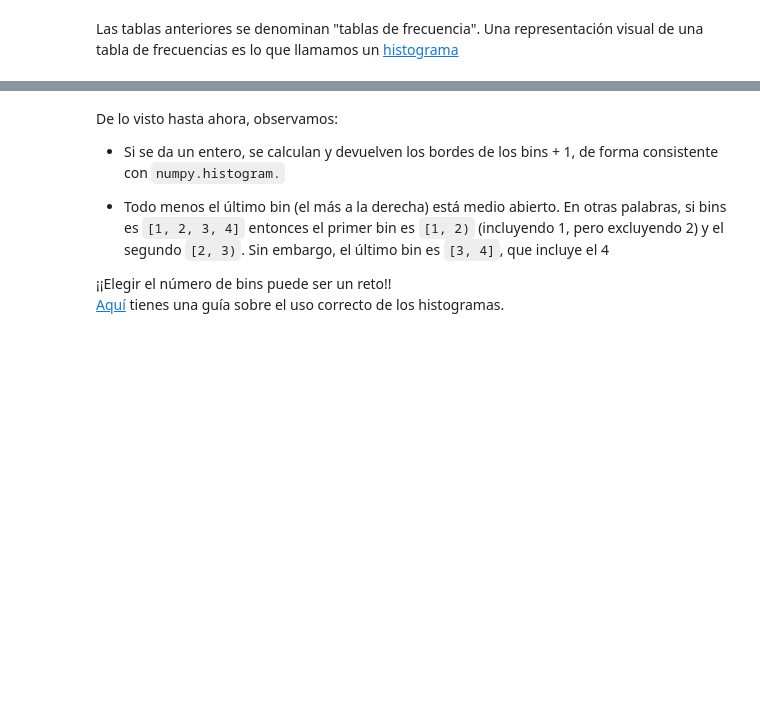
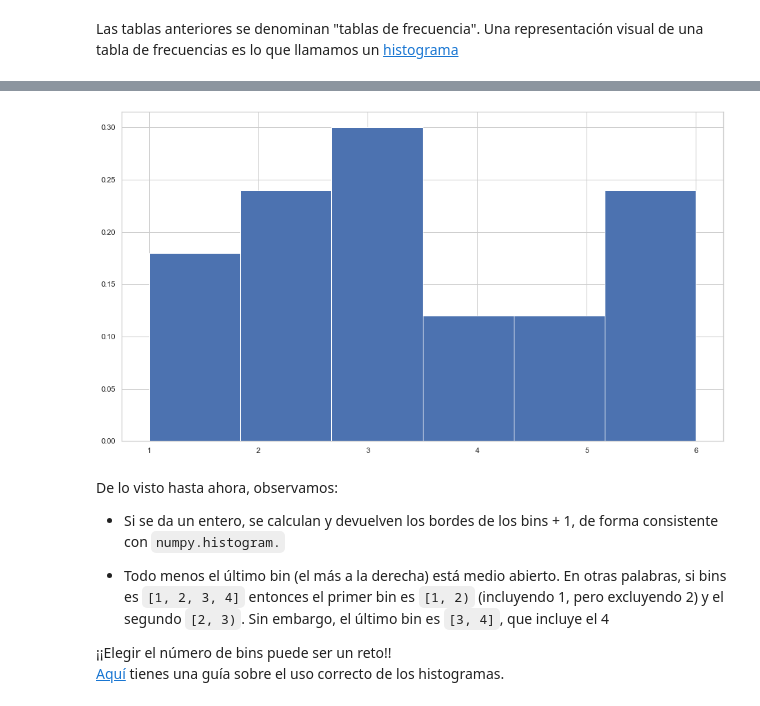
Before and after one commit to Ironhack-Data-Madrid-Octubre-2021/apuntes_clase, a Jupyter notebook: semana_05/02 - Intro estadística.ipynb, the cells around one changed output, grey strips where cells are left out. Cells and saved outputs as stored; diff of their text form; code cells hidden in the pictures; blank space fills up the shorter version.

```diff
--- a/semana_05/02 - Intro estadística.ipynb
+++ b/semana_05/02 - Intro estadística.ipynb
@@ -61,7 +122,10 @@ Las tablas anteriores se denominan "tablas de frecuencia". Una representación v
 # %%
 # La diferencia con density es que me pinta la distribución de la probabilidad poniendo density
-# Elegir el número de bins es engañoso
+plt.hist(exp, bins="auto", density=True)# Elegir el número de bins es engañoso
 # Density me cambia el valor numérico por el porcentaje
+plt.show()
+# %% [output]
+[figure, added]
 # %% [markdown]
 De lo visto hasta ahora, observamos:
 * Si se da un entero, se calculan y devuelven los bordes de los bins + 1, de forma consistente con `numpy.histogram.`
```
Also changed, not shown: parts of 15 cells of this notebook.
